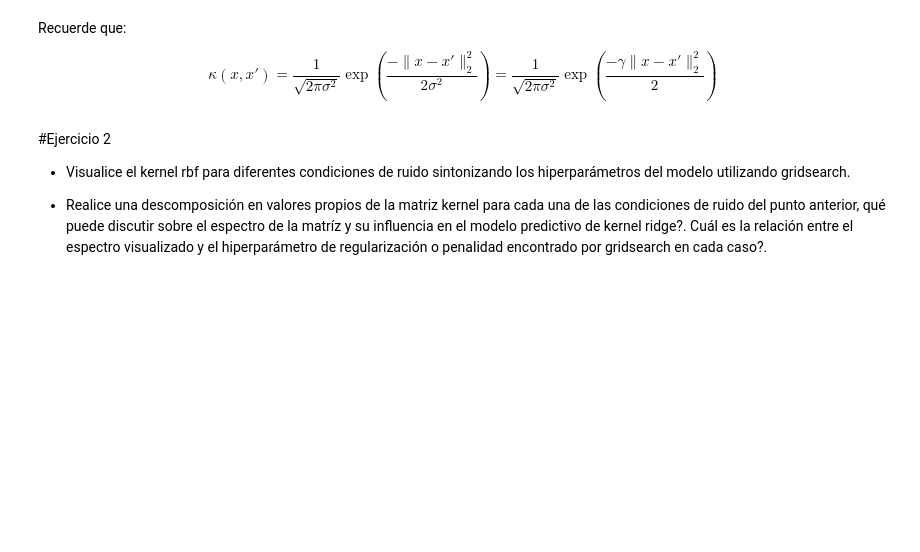
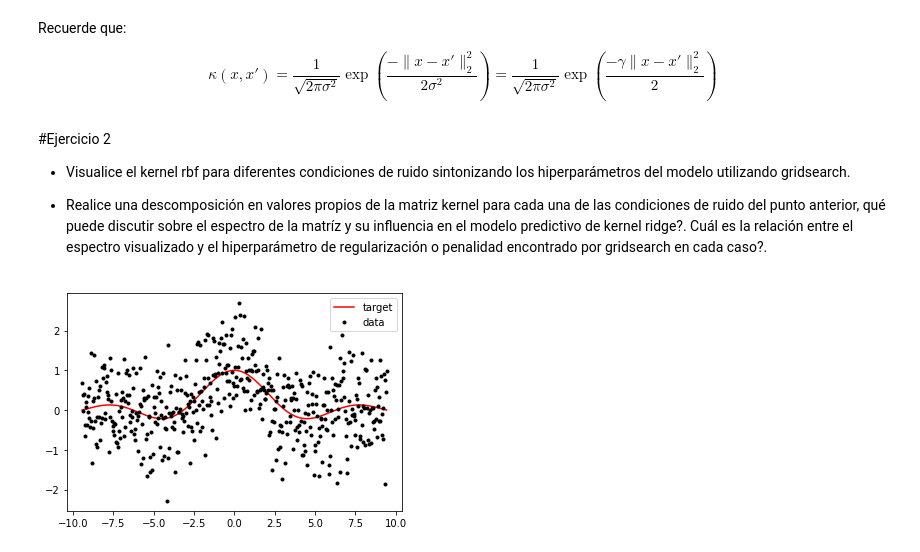
Before and after one commit to amalvarezme/AnaliticaDatos, a Jupyter notebook: 2_Regresion/2_ModeloNolineal_EjSinc.ipynb, the cells around one changed output. Cells and saved outputs as stored; diff of their text form; code cells hidden in the pictures; blank space fills up the shorter version.

```diff
--- a/2_Regresion/2_ModeloNolineal_EjSinc.ipynb
+++ b/2_Regresion/2_ModeloNolineal_EjSinc.ipynb
@@ -198,3 +207,17 @@ Recuerde que:
 - Visualice el kernel rbf para diferentes condiciones de ruido sintonizando los hiperparámetros del modelo utilizando gridsearch.
 
 - Realice una descomposición en valores propios de la matriz kernel para cada una de las condiciones de ruido del punto anterior, qué puede discutir sobre el espectro de la matríz y su influencia en el modelo predictivo de kernel ridge?. Cuál es la relación entre el espectro visualizado y el hiperparámetro de regularización o penalidad encontrado por gridsearch en cada caso?.
+# %%
+N = 500 #número de muestras
+X = np.linspace(-3*np.pi,3*np.pi,N) #vector de entrada
+y = np.sinc(X/np.pi) #función sinc -> objetivo
+var = 0.5 #varianza del ruido
+mue = 0 #media del ruido
+noise = mue + np.sqrt(var)*np.random.randn(X.shape[0])#ruido blanco
+yn = y + noise #señal co ruido
+plt.plot(X,y,'r',label='target' )
+plt.plot(X,yn,'k.',label='data')
+plt.legend()
+plt.show()
+# %% [output]
+[figure, added]
```
Also changed, not shown: parts of 11 cells of this notebook.
